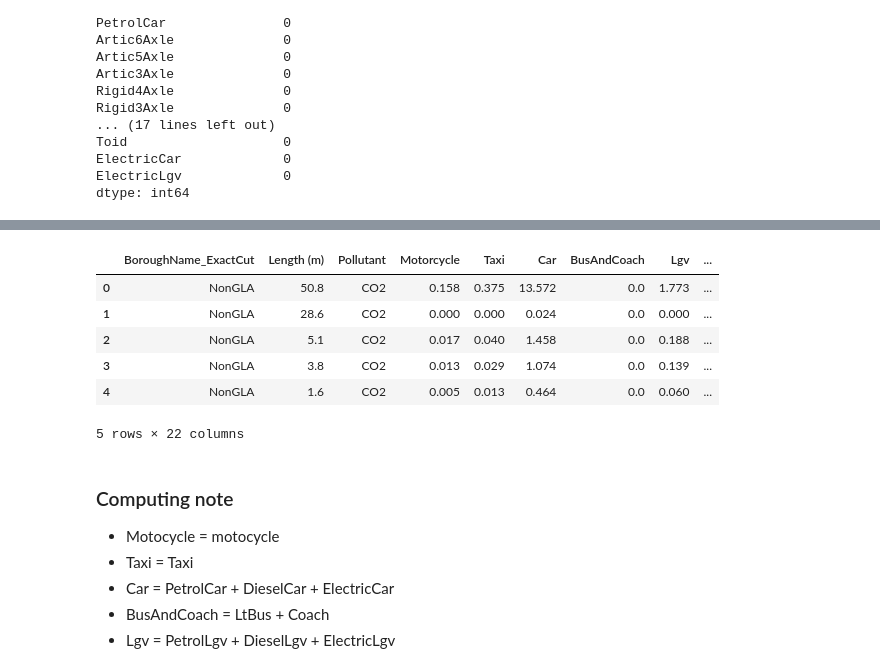
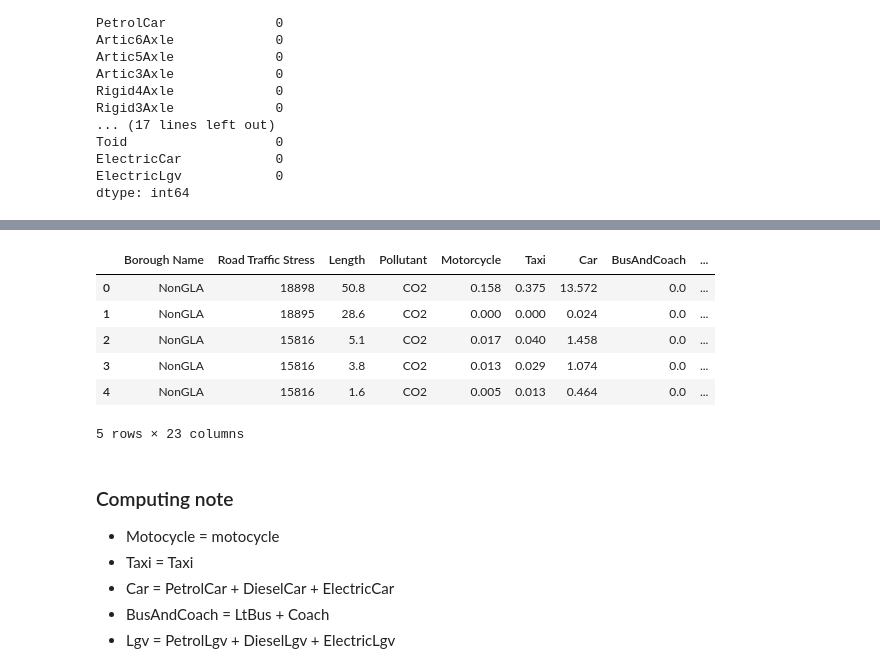
Before and after one commit to asettle/machine-learning-predictive-models, a Jupyter notebook: src/prediction.ipynb, the cells around one changed output, grey strips where cells are left out. Cells and saved outputs as stored; diff of their text form; code cells hidden in the pictures.

```diff
--- a/src/prediction.ipynb
+++ b/src/prediction.ipynb
@@ -49,3 +61,9 @@ data.head()
+# %%
+data.rename(columns={
+    "Length (m)": 'Length',
+    "Lts": "Road Traffic Stress",
+    "BoroughName_ExactCut": "Borough Name"
+}, inplace=True)
 # %%
 data.describe(include='all')
 # %% [output]
@@ -86,24 +116,23 @@ dtype: int64
 # %%
 #Remove irrelevant columns
 del data['GridId']
 del data['Location_ExactCut']
 del data['Emissions Unit']
 del data['Toid']
 del data['Year']
 del data['GRID_ExactCut_ID']
-del data['Lts']
 del data['Emissions']
 del data['ElectricCar']
 del data['ElectricLgv']
 data.head()
 # %% [output]
-|  | BoroughName_ExactCut | Length (m) | Pollutant | Motorcycle | Taxi | Car | BusAndCoach | Lgv | ... |
-| 0 | NonGLA | 50.8 | CO2 | 0.158 | 0.375 | 13.572 | 0.0 | 1.773 | ... |
-| 1 | NonGLA | 28.6 | CO2 | 0.000 | 0.000 | 0.024 | 0.0 | 0.000 | ... |
-| 2 | NonGLA | 5.1 | CO2 | 0.017 | 0.040 | 1.458 | 0.0 | 0.188 | ... |
-| 3 | NonGLA | 3.8 | CO2 | 0.013 | 0.029 | 1.074 | 0.0 | 0.139 | ... |
-| 4 | NonGLA | 1.6 | CO2 | 0.005 | 0.013 | 0.464 | 0.0 | 0.060 | ... |
+|  | Borough Name | Road Traffic Stress | Length | Pollutant | Motorcycle | Taxi | Car | BusAndCoach | ... |
+| 0 | NonGLA | 18898 | 50.8 | CO2 | 0.158 | 0.375 | 13.572 | 0.0 | ... |
+| 1 | NonGLA | 18895 | 28.6 | CO2 | 0.000 | 0.000 | 0.024 | 0.0 | ... |
+| 2 | NonGLA | 15816 | 5.1 | CO2 | 0.017 | 0.040 | 1.458 | 0.0 | ... |
+| 3 | NonGLA | 15816 | 3.8 | CO2 | 0.013 | 0.029 | 1.074 | 0.0 | ... |
+| 4 | NonGLA | 15816 | 1.6 | CO2 | 0.005 | 0.013 | 0.464 | 0.0 | ... |
-5 rows × 22 columns
+5 rows × 23 columns
 # %% [markdown]
 ### Computing note
 
```
Also changed, not shown: parts of 20 cells of this notebook.
